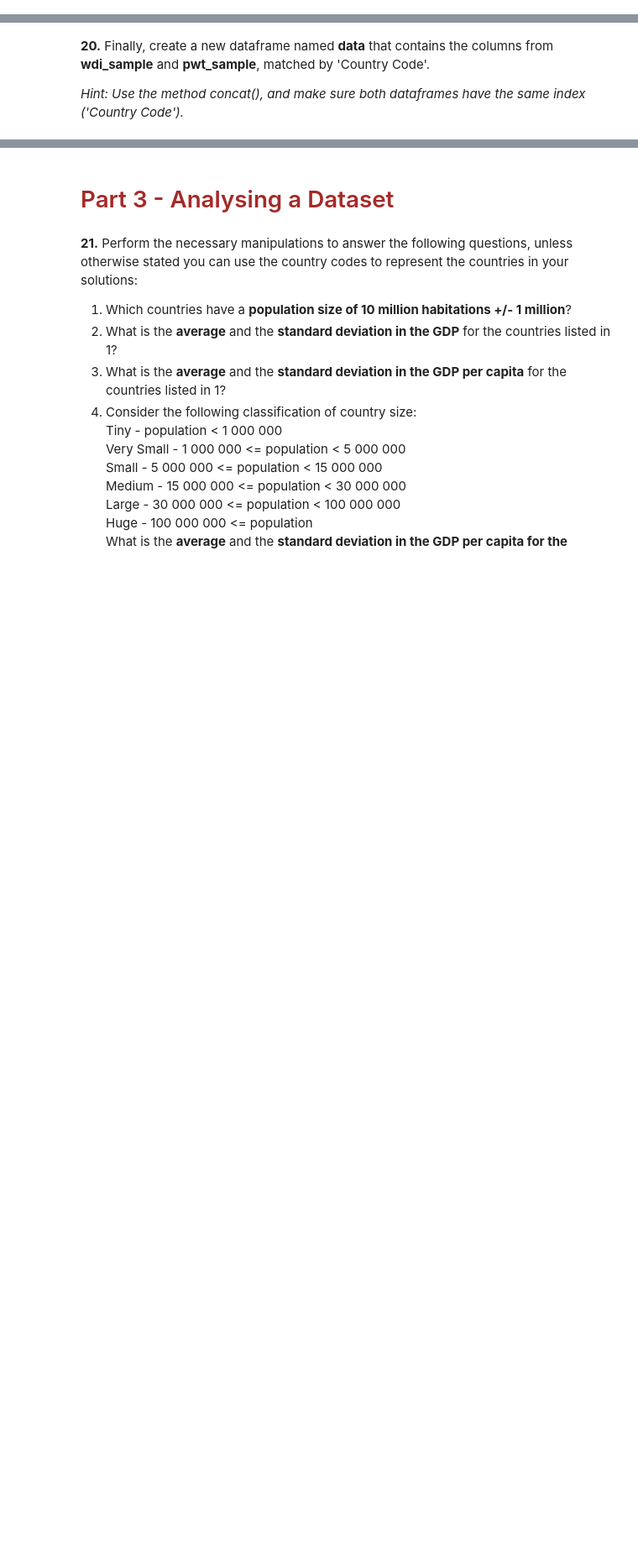
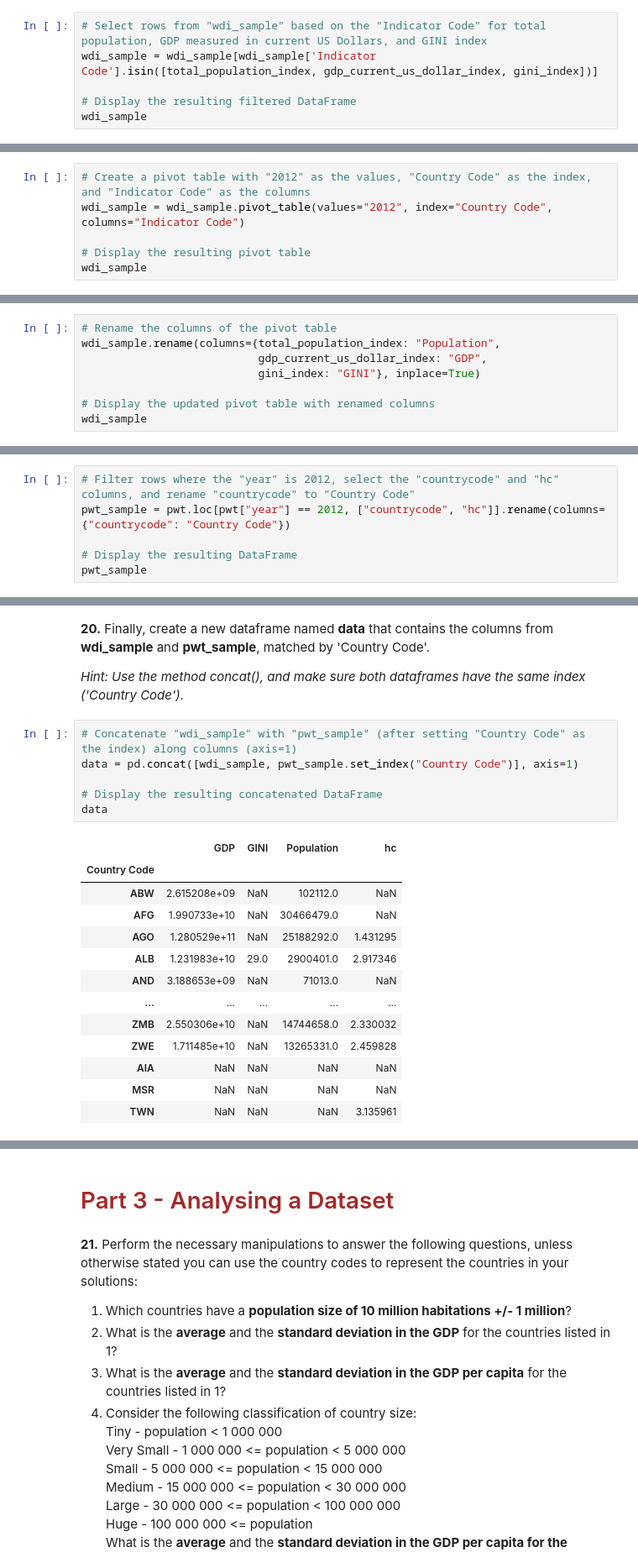
Before and after one commit to mgalao/programming-for-data-science-assignment-2, a Jupyter notebook: Marco_HW2.20201545_20240519.ipynb, the cells around one changed output, grey strips where cells are left out. Shown at 84% size. Drawn from its saved outputs; the diff is of its cells as text; blank space fills up the shorter version.

```diff
--- a/Marco_HW2.20201545_20240519.ipynb
+++ b/Marco_HW2.20201545_20240519.ipynb
@@ -433,2 +453,8 @@ Save the output in variable **wdi_sample**.
 # %% [markdown]
 **16.** Select from **wdi_sample** the lines associated with the Indicator Codes that you found in question 14., which concern the data of the 'Population total','GDP', and 'GINI index'.
+# %%
+# Select rows from "wdi_sample" based on the "Indicator Code" for total population, GDP measured in current US Dollars, and GINI index
+wdi_sample = wdi_sample[wdi_sample['Indicator Code'].isin([total_population_index, gdp_current_us_dollar_index, gini_index])]
+
+# Display the resulting filtered DataFrame
+wdi_sample
@@ -436,3 +476,9 @@ Save the output in variable **wdi_sample**.
 **17.** Create a pivot table, in which the **values** are column '2012', the **index** is 'Country Code', and the **columns** are the Indicator Codes. <br/>
 
 *Hint: Pandas has a very useful method to create pivot tables.*
+# %%
+# Create a pivot table with "2012" as the values, "Country Code" as the index, and "Indicator Code" as the columns
+wdi_sample = wdi_sample.pivot_table(values="2012", index="Country Code", columns="Indicator Code")
+
+# Display the resulting pivot table
+wdi_sample
@@ -439,2 +500,10 @@ Save the output in variable **wdi_sample**.
 # %% [markdown]
 **18.** Rename the column names of **wdi_sample** to 'Population', 'GDP', and 'GINI', accordingly.
+# %%
+# Rename the columns of the pivot table
+wdi_sample.rename(columns={total_population_index: "Population",
+                           gdp_current_us_dollar_index: "GDP",
+                           gini_index: "GINI"}, inplace=True)
+
+# Display the updated pivot table with renamed columns
+wdi_sample
@@ -444,3 +528,9 @@ Then, extract the columns 'countrycode' and 'hc' into a new variable **pwt_sampl
 Rename 'countrycode' to 'Country Code', so that it matches the same column in **wdi_sample**<br/>
 
 *Note: in this case 'hc' stands for the Human Capital Index.<br/>*
+# %%
+# Filter rows where the "year" is 2012, select the "countrycode" and "hc" columns, and rename "countrycode" to "Country Code"
+pwt_sample = pwt.loc[pwt["year"] == 2012, ["countrycode", "hc"]].rename(columns={"countrycode": "Country Code"})
+
+# Display the resulting DataFrame
+pwt_sample
@@ -448,3 +552,23 @@ Rename 'countrycode' to 'Country Code', so that it matches the same column in **
 **20.** Finally, create a new dataframe named **data** that contains the columns from **wdi_sample** and **pwt_sample**, matched by 'Country Code'.
 
 *Hint: Use the method concat(), and make sure both dataframes have the same index ('Country Code').*
+# %%
+# Concatenate "wdi_sample" with "pwt_sample" (after setting "Country Code" as the index) along columns (axis=1)
+data = pd.concat([wdi_sample, pwt_sample.set_index("Country Code")], axis=1)
+
+# Display the resulting concatenated DataFrame
+data
+# %% [output]
+|  | GDP | GINI | Population | hc |
+| Country Code |  |  |  |  |
+| ABW | 2.615208e+09 | NaN | 102112.0 | NaN |
+| AFG | 1.990733e+10 | NaN | 30466479.0 | NaN |
+| AGO | 1.280529e+11 | NaN | 25188292.0 | 1.431295 |
+| ALB | 1.231983e+10 | 29.0 | 2900401.0 | 2.917346 |
+| AND | 3.188653e+09 | NaN | 71013.0 | NaN |
+| ... | ... | ... | ... | ... |
+| ZMB | 2.550306e+10 | NaN | 14744658.0 | 2.330032 |
+| ZWE | 1.711485e+10 | NaN | 13265331.0 | 2.459828 |
+| AIA | NaN | NaN | NaN | NaN |
+| MSR | NaN | NaN | NaN | NaN |
+| TWN | NaN | NaN | NaN | 3.135961 |
```
Also changed, not shown: parts of 19 cells of this notebook.
